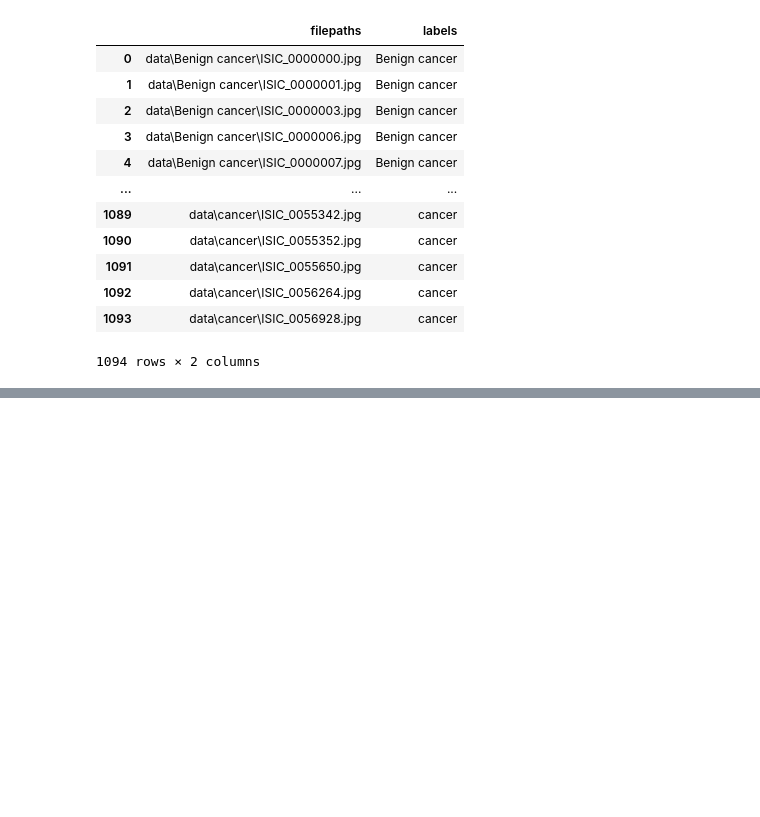
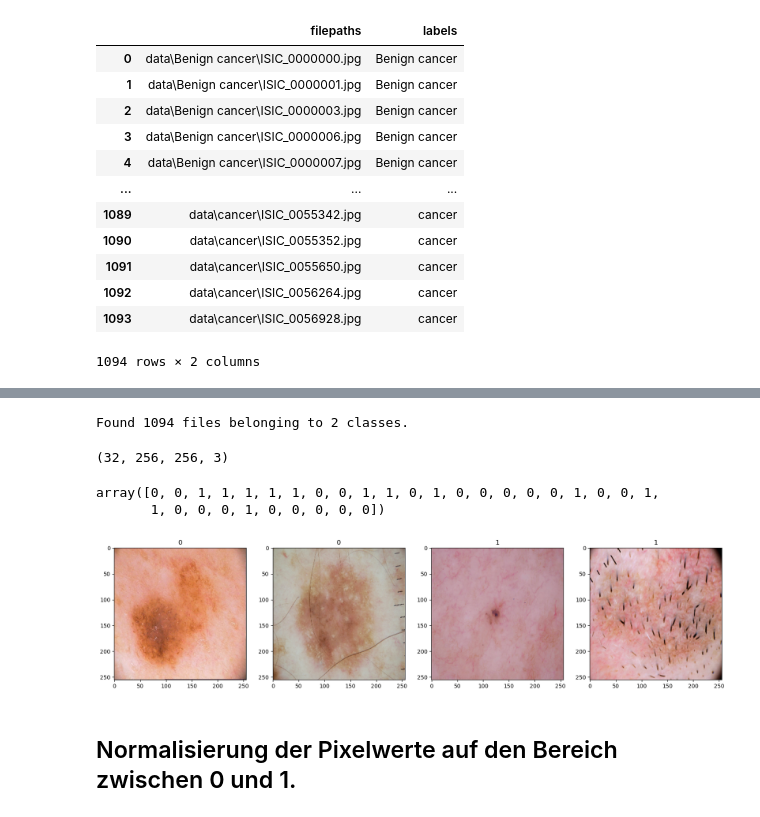
Before and after one commit to zbari023/Binary_Classification_Skinlib, a Jupyter notebook: modell_index-checkpoint.ipynb, the cells around one changed output, grey strips where cells are left out. Drawn from its saved outputs; the diff is of its cells as text; code cells hidden in the pictures; blank space fills up the shorter version.

Commit message:
preparation the datasets and trying to bild the best cnn for binary classification for skin cancer

```diff
--- a/modell_index-checkpoint.ipynb
+++ b/modell_index-checkpoint.ipynb
@@ -42,0 +58,31 @@ train_df
+# %%
+# um ein Tensorflow-keras-Dataset aus Bildern in 'data' zu erstellen
+data = tf.keras.utils.image_dataset_from_directory('data')
+# %% [output]
+Found 1094 files belonging to 2 classes.
+# %%
+# der Datensatz in einen Numpy-Iterator umwandeln. Das ermöglicht den Zugriff auf die Batches von Bildern im Dataset.
+data_iterator = data.as_numpy_iterator()
+# %%
+batch = data_iterator.next() #  das erste Element des Iterator abgerufen
+# %%
+# Bilder als numpy array, 32 Bildern mit der Größe 256x256 in RGB-mode
+batch[0].shape
+# %% [output]
+(32, 256, 256, 3)
+# %%
+# Lable von der Batch anzeigen
+batch[1]
+# %% [output]
+array([0, 0, 1, 1, 1, 1, 1, 0, 0, 1, 1, 0, 1, 0, 0, 0, 0, 0, 1, 0, 0, 1,
+       1, 0, 0, 0, 1, 0, 0, 0, 0, 0])
+# %%
+# Anzeigen ein Batch von Iterator des Traingsdaten
+fig, ax = plt.subplots(ncols=4, figsize=(20,20))
+for idx, img in enumerate(batch[0][:4]):
+    ax[idx].imshow(img.astype(int))
+    ax[idx].title.set_text(batch[1][idx])
+# %% [output]
+[figure, added]
+# %% [markdown]
+## Normalisierung der Pixelwerte auf den Bereich zwischen 0 und 1.
```
Also changed, not shown: parts of 16 cells of this notebook.
